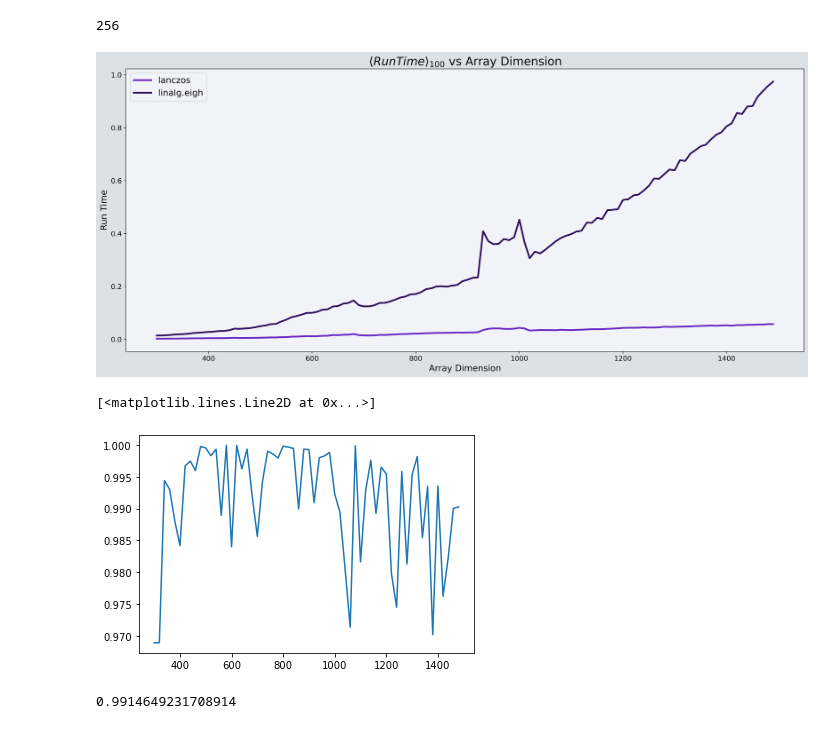
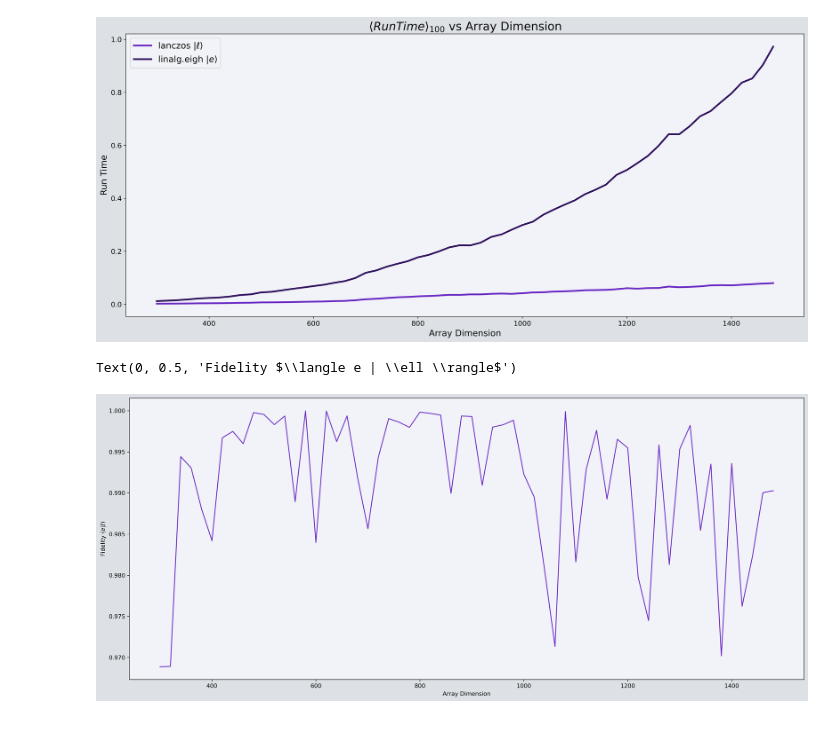
Before and after one commit to rupeshknn/lanczos-QD, a Jupyter notebook: lanczos-vs-numpy.ipynb, the cells around one changed output. Cells and saved outputs as stored; diff of their text form; code cells hidden in the pictures.

Commit message:
runtime comparision of numpy eigh and lannczos

```diff
--- a/lanczos-vs-numpy.ipynb
+++ b/lanczos-vs-numpy.ipynb
@@ -155,2 +59,3 @@ for size_idx in range(300,1500,20):
 # %%
-# np.save('lanc_compv2.npy', np.array(asetofres))
+# np.save('lanc_comp2.npy', np.array(runtime_vals))
+runtime_vals = np.load('simdata/lanc_comp2.npy')
@@ -161,29 +62,30 @@ from matplotlib import pyplot as plt
-# %%
-plt.rcParams['axes.facecolor']=(242/255, 243/255, 248/255)
-# plt.rcParams['savefig.facecolor']='red'
 # %%
-darkpurp = (48/255, 19/255, 94/255)
+#qiskit colour palet
+darkpurple = (48/255, 19/255, 94/255)
+purple = (105/255, 40/255, 195/255)
 background2 = (242/255, 243/255, 248/255)
+background1 = (221/255, 225/255, 230/255)
-# %% [output]
-256
 # %%
-plt.figure(figsize=(21,9),dpi=300,facecolor=(221/255, 225/255, 230/255))
-plt.plot(range(300,1500,10), np.array(asetofres2)[:,0],'-o', markersize=1, linewidth=3,label='lanczos',color=(105/255, 40/255, 195/255))
-plt.plot(range(300,1500,10), np.array(asetofres2)[:,1],'-o', markersize=1, linewidth=3,label='linalg.eigh',color=(48/255, 19/255, 94/255))
+plt.rcParams['axes.facecolor']=background2
+
+plt.figure(figsize=(21,9),dpi=300,facecolor=background1)
+plt.plot(range(300,1500,20), np.array(runtime_vals)[:,0],'-o', markersize=1, linewidth=3,label='lanczos $|\ell \\rangle$',color=purple)
+plt.plot(range(300,1500,20), np.array(runtime_vals)[:,1],'-o', markersize=1, linewidth=3,label='linalg.eigh $|e \\rangle$',color=darkpurple)
 plt.xlabel('Array Dimension',fontsize=15)
 plt.ylabel('Run Time',fontsize=15)
 plt.title('$ \langle Run Time \\rangle_{100} $ vs Array Dimension',fontsize=20)
 plt.legend(fontsize=15)
 plt.tick_params(axis='both', which='major', labelsize=12)
-plt.savefig('batmat_lanc-vs-eigh.png',bbox_inches='tight')
+plt.savefig('lanczos-vs-numpy-eigh.png',bbox_inches='tight')
 # %% [output]
-[figure, old version]
+[figure, new version]
 # %%
-plt.plot(range(300,1500,20), np.array(asetofres2)[:,2])
+plt.rcParams['axes.facecolor']=background2
+plt.figure(figsize=(21,9),dpi=300,facecolor=background1)
+
+plt.plot(range(300,1500,20), np.array(runtime_vals)[:,2], color = purple)
+plt.xlabel('Array Dimension')
+plt.ylabel('Fidelity $\langle e | \ell \\rangle$')
 # %% [output]
-[<matplotlib.lines.Line2D at 0x...>]
+Text(0, 0.5, 'Fidelity $\\langle e | \\ell \\rangle$')
-[figure, old version]
+[figure, new version]
-# %%
-np.mean(np.array(asetofres2)[:,2])
-# %% [output]
-0.9914649231708914
```
Also changed, not shown: parts of 9 cells of this notebook.
